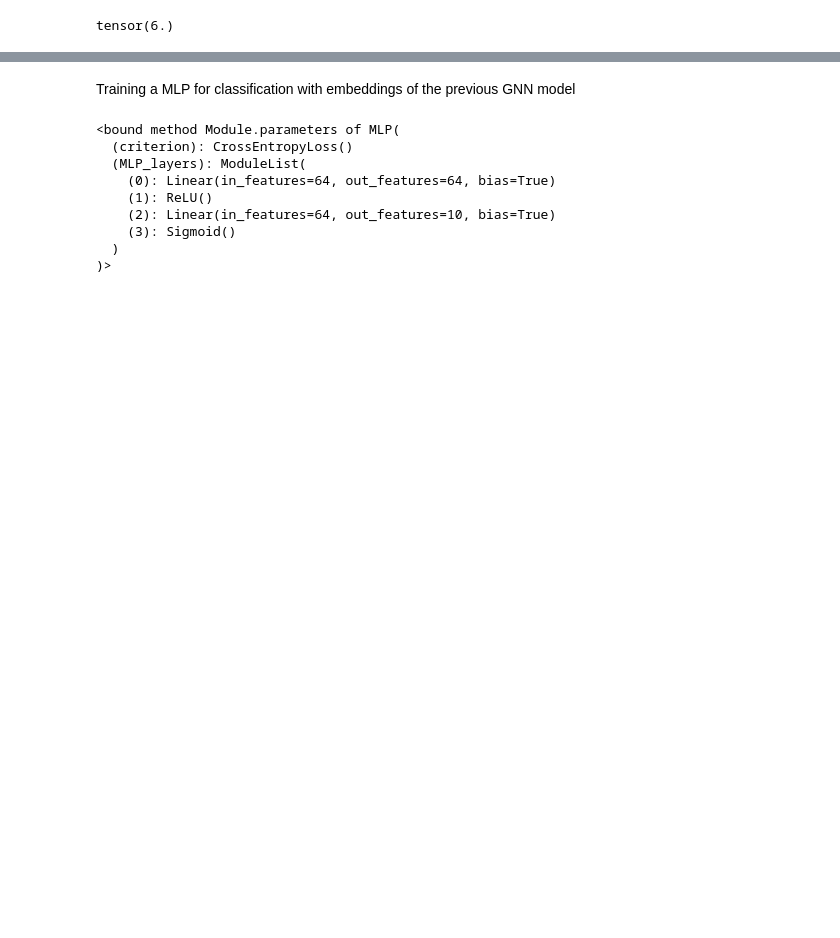
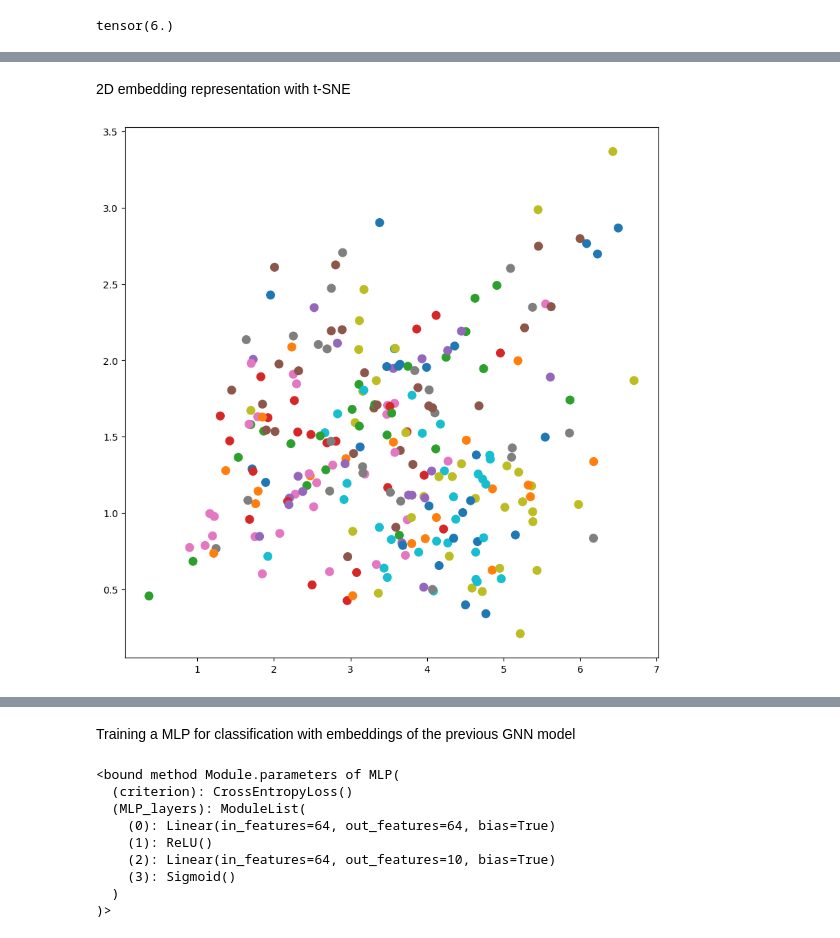
Before and after one commit to Carlosespicur/tfm, a Jupyter notebook: Pruebas_perdida_corregida/GAE_cifar_10_pruebas(decoder_normal).ipynb, the cells around one changed output, grey strips where cells are left out. Drawn from its saved outputs; the diff is of its cells as text; code cells hidden in the pictures; blank space fills up the shorter version.

```diff
--- a/Pruebas_perdida_corregida/GAE_cifar_10_pruebas(decoder_normal).ipynb
+++ b/Pruebas_perdida_corregida/GAE_cifar_10_pruebas(decoder_normal).ipynb
@@ -470,0 +434,10 @@ plt.imshow(prueba_out, cmap = "gray")
+# %% [markdown]
+2D embedding representation with t-SNE
+# %%
+img = TSNE(n_components=2).fit_transform(Z.detach().numpy())
+plt.figure(figsize=(10,10))
+
+plt.scatter(img[:, 0], img[:, 1], s=70,  c=y, cmap='tab10')
+plt.show()
+# %% [output]
+[figure, added]
```
Also changed, not shown: parts of 12 cells of this notebook.
